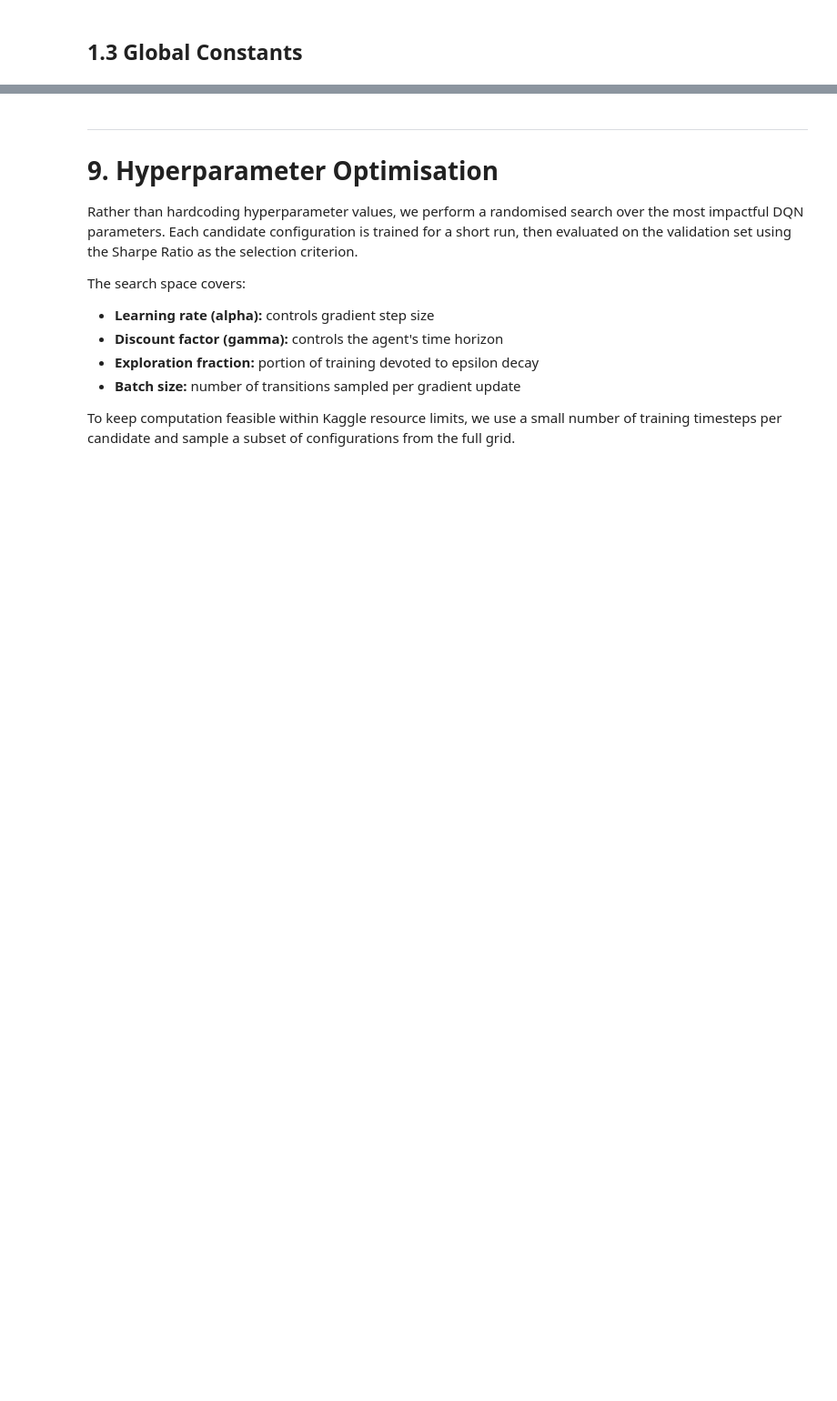
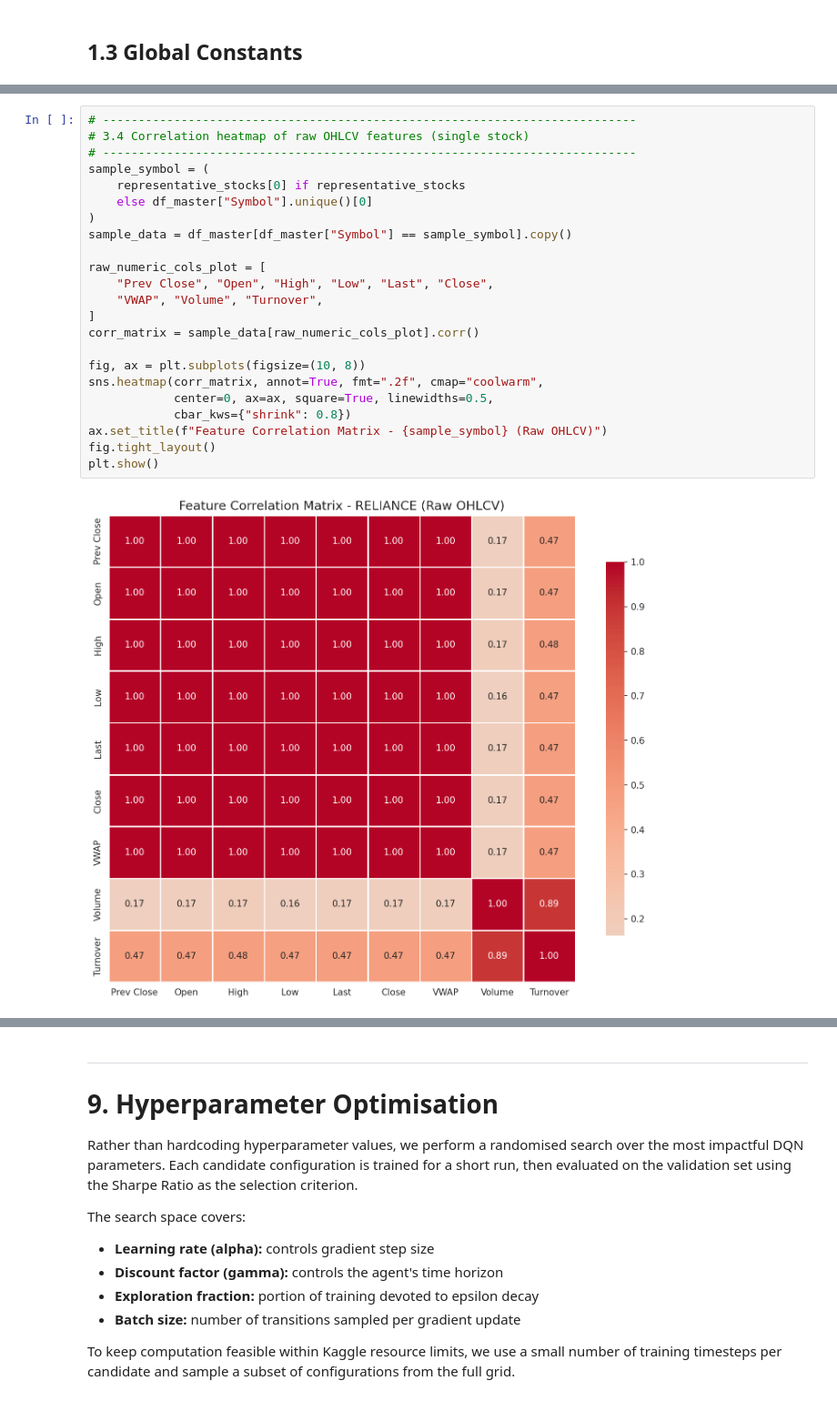
Before and after one commit to Dhairya1890/RL_Based_Algorithmic_Trader, a Jupyter notebook: dqn_nifty50_trading_agent_sentiment.ipynb, the cells around one changed output, grey strips where cells are left out. Shown at 91% size. Drawn from its saved outputs; the diff is of its cells as text; blank space fills up the shorter version.

```diff
--- a/dqn_nifty50_trading_agent_sentiment.ipynb
+++ b/dqn_nifty50_trading_agent_sentiment.ipynb
@@ -1173,0 +591,25 @@ del sample_env
+# %%
+# ---------------------------------------------------------------------------
+# 3.4 Correlation heatmap of raw OHLCV features (single stock)
+# ---------------------------------------------------------------------------
+sample_symbol = (
+    representative_stocks[0] if representative_stocks
+    else df_master["Symbol"].unique()[0]
+)
+sample_data = df_master[df_master["Symbol"] == sample_symbol].copy()
+
+raw_numeric_cols_plot = [
+    "Prev Close", "Open", "High", "Low", "Last", "Close",
+    "VWAP", "Volume", "Turnover",
+]
+corr_matrix = sample_data[raw_numeric_cols_plot].corr()
+
+fig, ax = plt.subplots(figsize=(10, 8))
+sns.heatmap(corr_matrix, annot=True, fmt=".2f", cmap="coolwarm",
+            center=0, ax=ax, square=True, linewidths=0.5,
+            cbar_kws={"shrink": 0.8})
+ax.set_title(f"Feature Correlation Matrix - {sample_symbol} (Raw OHLCV)")
+fig.tight_layout()
+plt.show()
+# %% [output]
+[figure, added]
```
Also changed, not shown: parts of 94 cells of this notebook, 3 other files.
